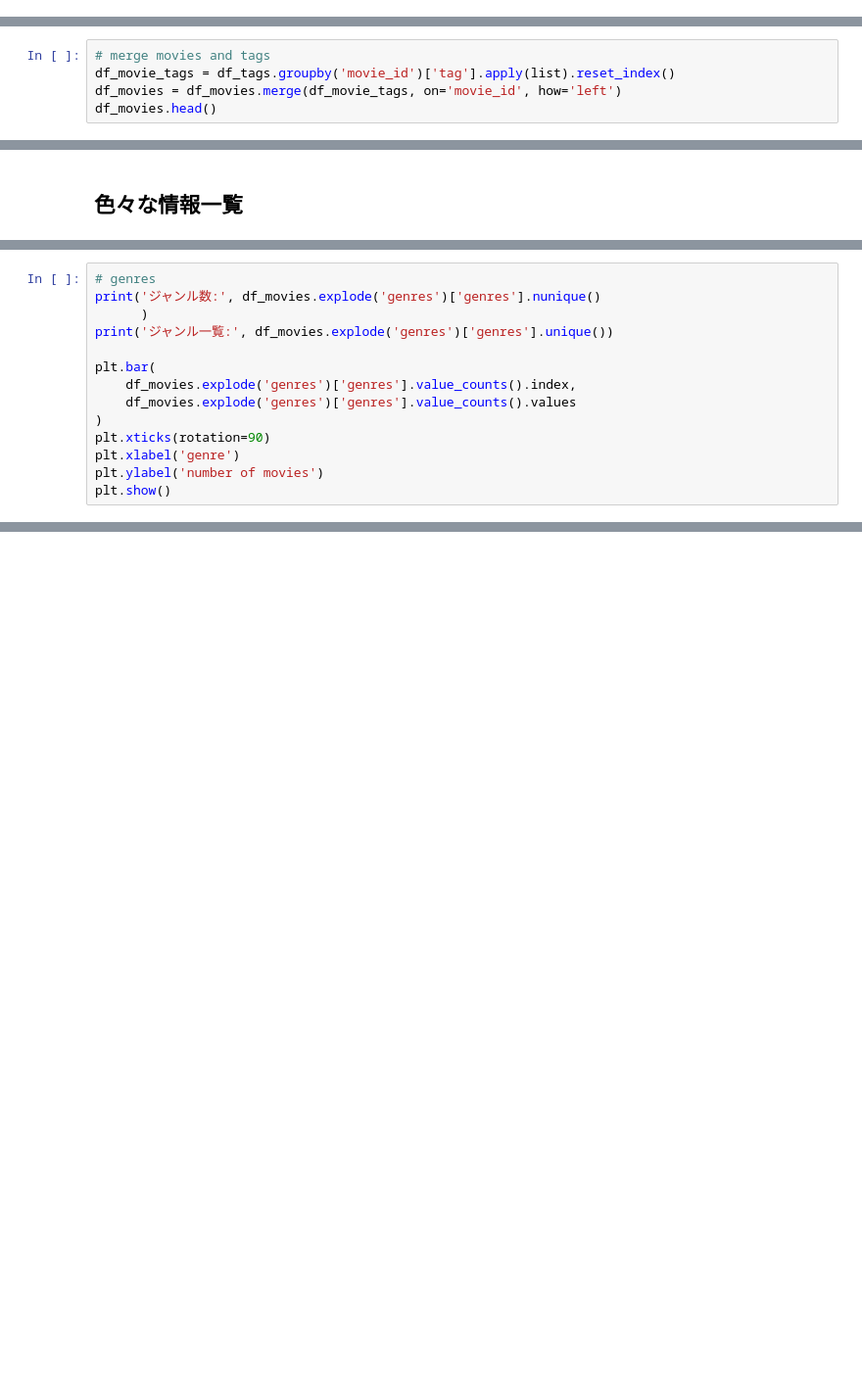
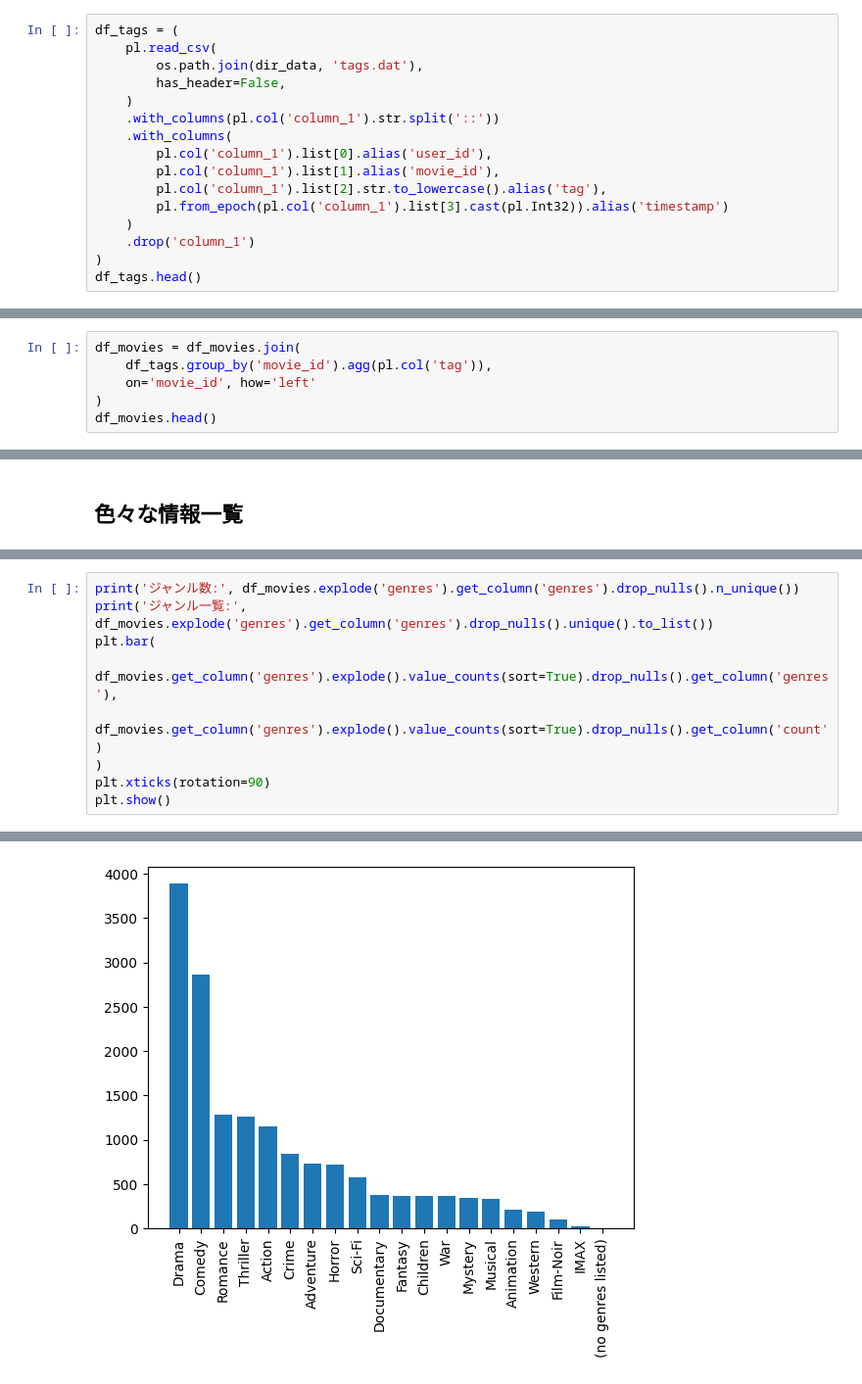
Before and after one commit to yonesuke/recommend-systems, a Jupyter notebook: notebooks/EDA.ipynb, the cells around one changed output, grey strips where cells are left out. Shown at 98% size. Cells and saved outputs as stored; diff of their text form; blank space fills up the shorter version.

```diff
--- a/notebooks/EDA.ipynb
+++ b/notebooks/EDA.ipynb
@@ -30,0 +37,16 @@ df_tags.head()
+# %%
+df_tags = (
+    pl.read_csv(
+        os.path.join(dir_data, 'tags.dat'),
+        has_header=False,
+    )
+    .with_columns(pl.col('column_1').str.split('::'))
+    .with_columns(
+        pl.col('column_1').list[0].alias('user_id'),
+        pl.col('column_1').list[1].alias('movie_id'),
+        pl.col('column_1').list[2].str.to_lowercase().alias('tag'),
+        pl.from_epoch(pl.col('column_1').list[3].cast(pl.Int32)).alias('timestamp')
+    )
+    .drop('column_1')
+)
+df_tags.head()
@@ -31,5 +62,6 @@ df_tags.head()
 # %%
-# merge movies and tags
-df_movie_tags = df_tags.groupby('movie_id')['tag'].apply(list).reset_index()
-df_movies = df_movies.merge(df_movie_tags, on='movie_id', how='left')
+df_movies = df_movies.join(
+    df_tags.group_by('movie_id').agg(pl.col('tag')),
+    on='movie_id', how='left'
+)
 df_movies.head()
@@ -55,14 +110,10 @@ print('複数含まれている映画:', title_multi)
 # %%
-# genres
-print('ジャンル数:', df_movies.explode('genres')['genres'].nunique()
-      )
-print('ジャンル一覧:', df_movies.explode('genres')['genres'].unique())
-
+print('ジャンル数:', df_movies.explode('genres').get_column('genres').drop_nulls().n_unique())
+print('ジャンル一覧:', df_movies.explode('genres').get_column('genres').drop_nulls().unique().to_list())
 plt.bar(
-    df_movies.explode('genres')['genres'].value_counts().index,
-    df_movies.explode('genres')['genres'].value_counts().values
+    df_movies.get_column('genres').explode().value_counts(sort=True).drop_nulls().get_column('genres'),
+    df_movies.get_column('genres').explode().value_counts(sort=True).drop_nulls().get_column('count')
 )
 plt.xticks(rotation=90)
-plt.xlabel('genre')
-plt.ylabel('number of movies')
 plt.show()
+# %% [output]
@@ -69 +122,2 @@ plt.show()
+[figure, added]
 # %%
```
Also changed, not shown: parts of 17 cells of this notebook.
